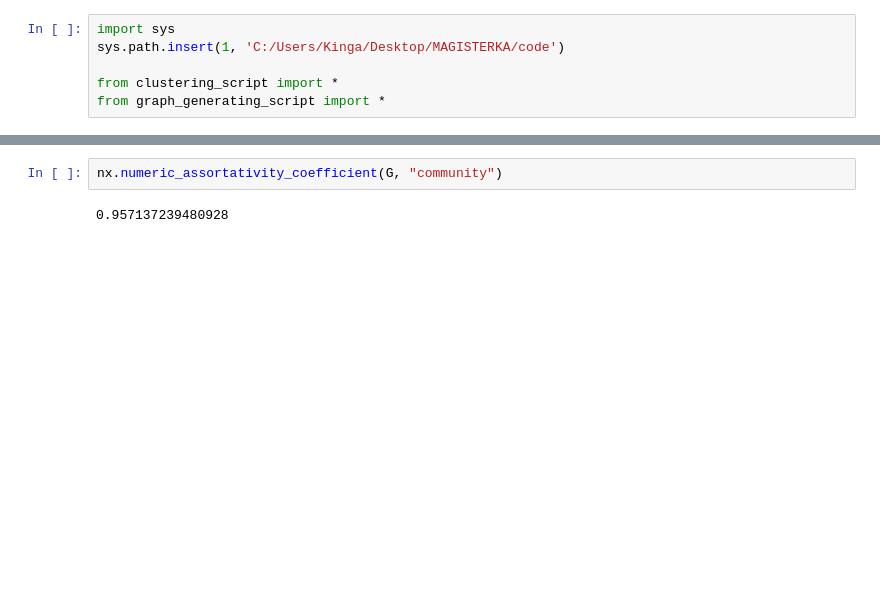
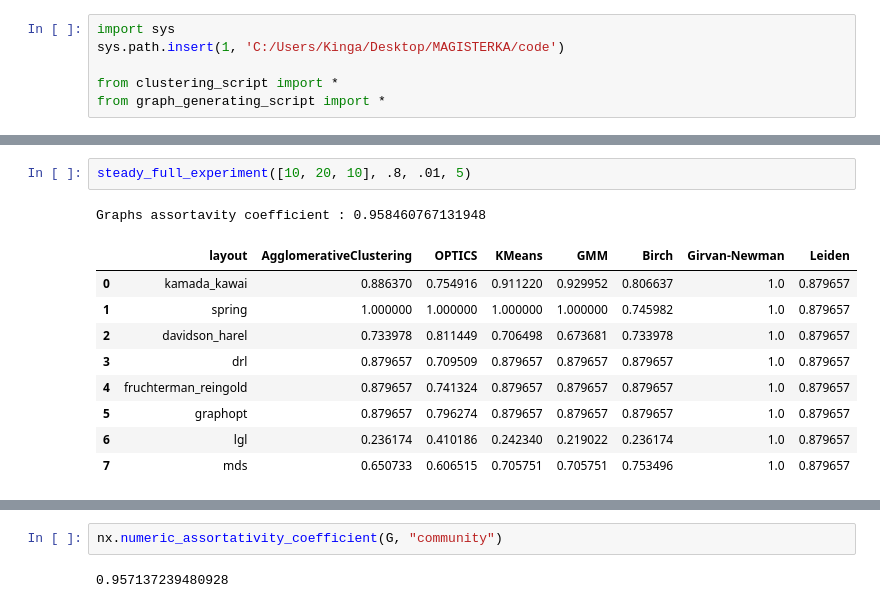
Before and after one commit to ARUMHC/Geometric-Properties-of-Graph-Visualization-Methods, a Jupyter notebook: code/assortivity.ipynb, the cells around one changed output, grey strips where cells are left out. Drawn from its saved outputs; the diff is of its cells as text; blank space fills up the shorter version.

Commit message:
adding assortavity

```diff
--- a/code/assortivity.ipynb
+++ b/code/assortivity.ipynb
@@ -236,4 +271,17 @@ def steady_full_experiment(sizes, inside_prob, outside_prob, k=5):
     return df
+# %%
+steady_full_experiment([10, 20, 10], .8, .01, 5)
+# %% [output]
+Graphs assortavity coefficient : 0.958460767131948
+|  | layout | AgglomerativeClustering | OPTICS | KMeans | GMM | Birch | Girvan-Newman | Leiden |
+| 0 | kamada_kawai | 0.886370 | 0.754916 | 0.911220 | 0.929952 | 0.806637 | 1.0 | 0.879657 |
+| 1 | spring | 1.000000 | 1.000000 | 1.000000 | 1.000000 | 0.745982 | 1.0 | 0.879657 |
+| 2 | davidson_harel | 0.733978 | 0.811449 | 0.706498 | 0.673681 | 0.733978 | 1.0 | 0.879657 |
+| 3 | drl | 0.879657 | 0.709509 | 0.879657 | 0.879657 | 0.879657 | 1.0 | 0.879657 |
+| 4 | fruchterman_reingold | 0.879657 | 0.741324 | 0.879657 | 0.879657 | 0.879657 | 1.0 | 0.879657 |
+| 5 | graphopt | 0.879657 | 0.796274 | 0.879657 | 0.879657 | 0.879657 | 1.0 | 0.879657 |
+| 6 | lgl | 0.236174 | 0.410186 | 0.242340 | 0.219022 | 0.236174 | 1.0 | 0.879657 |
+| 7 | mds | 0.650733 | 0.606515 | 0.705751 | 0.705751 | 0.753496 | 1.0 | 0.879657 |
 # %%
 (G, true_labels) = generate_G([10,10,10], .8, .01)
 nx.draw(G)
```
Also changed, not shown: parts of 13 cells of this notebook, 2 other files.
